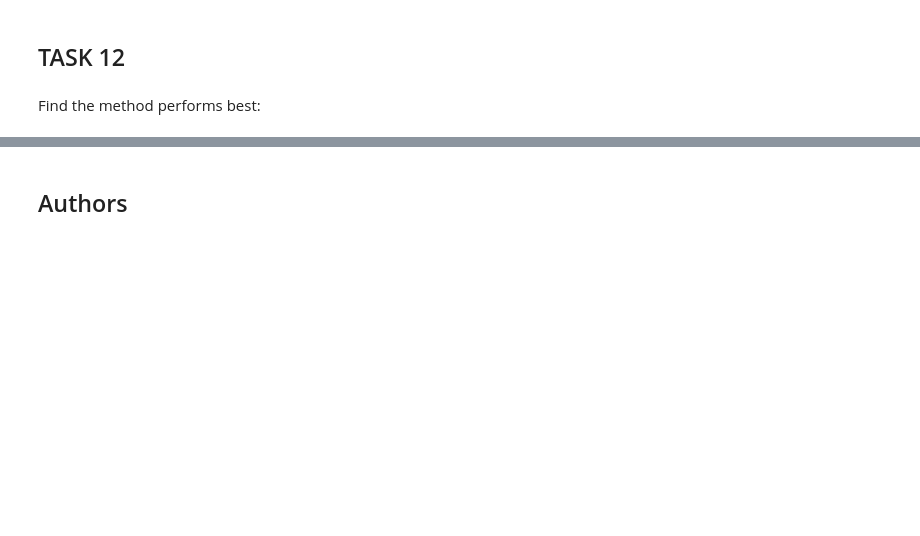
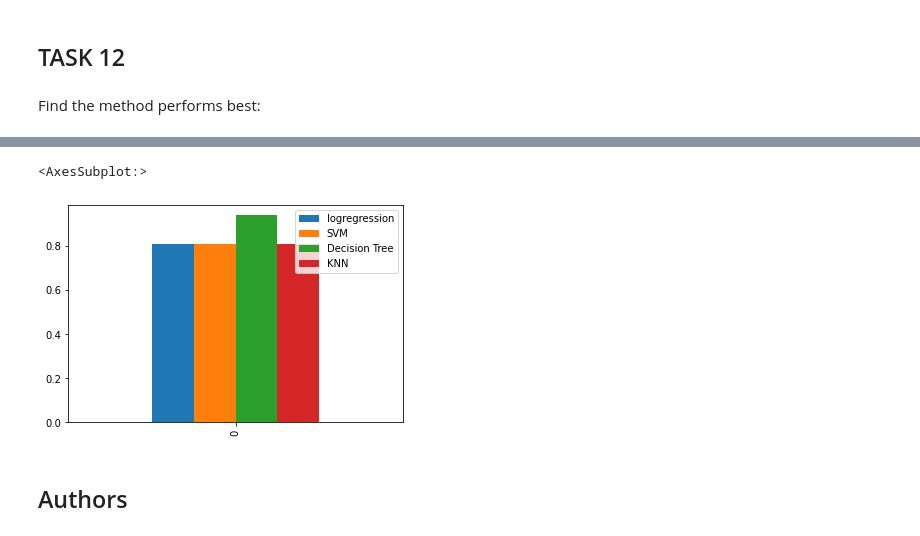
Before and after one commit to alteryx757/applied-data-science-capstone, a Jupyter notebook: Machine Learning.ipynb, the cells around one changed output, grey strips where cells are left out. Cells and saved outputs as stored; diff of their text form; code cells hidden in the pictures; blank space fills up the shorter version.

```diff
--- a/Machine Learning.ipynb
+++ b/Machine Learning.ipynb
@@ -349,4 +364,14 @@ tree mean:0.7808449074074073 std: 0.0312449783120937
 KNN mean:0.7719642857142857 std: 0.02887576434643675
+# %%
+data_accuracy = {'logregression': 0.81, 'SVM': 0.81, 'Decision Tree': 0.94, 'KNN' : 0.81 }
+
+df = pd.DataFrame([data_accuracy])
+df.plot.bar()
+
+#ax = df.plot.bar(x='Orbit', y='Class', rot=0)
+# %% [output]
+<AxesSubplot:>
+[figure, added]
 # %% [markdown]
 ## Authors
 # %% [markdown]
```
Also changed, not shown: parts of 9 cells of this notebook.
